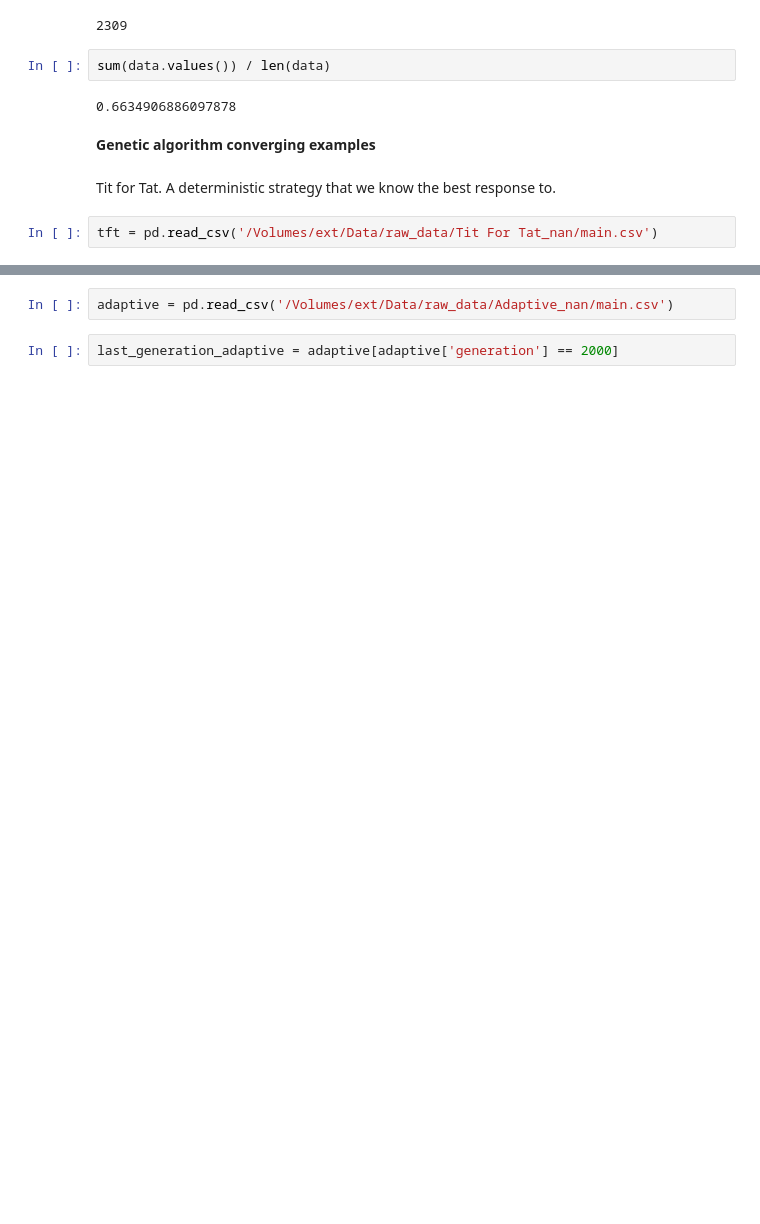
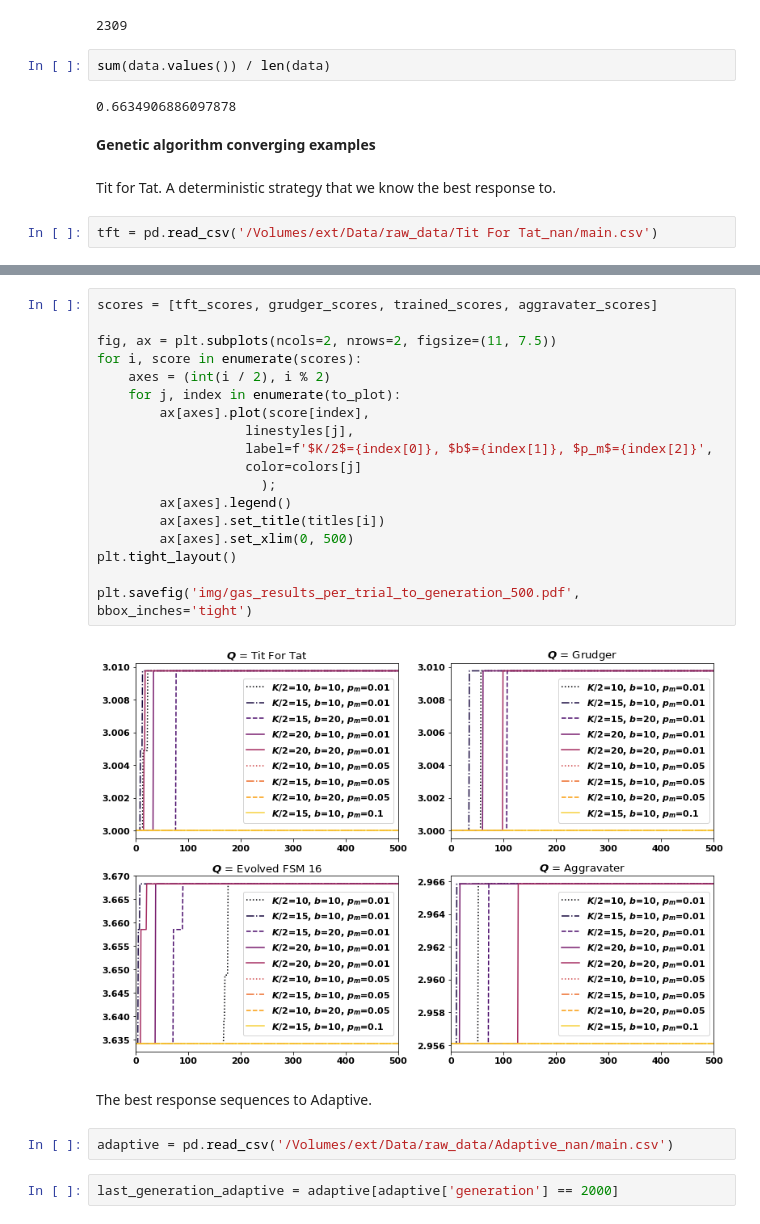
Before and after one commit to Nikoleta-v3/Thesis, a Jupyter notebook: src/chapters/06/main.ipynb, the cells around one changed output, grey strips where cells are left out. Cells and saved outputs as stored; diff of their text form; blank space fills up the shorter version.

```diff
--- a/src/chapters/06/main.ipynb
+++ b/src/chapters/06/main.ipynb
@@ -277,3 +287,25 @@ Adaptive. A deterministic strategy that we know has multiple best response seque
+# %%
+scores = [tft_scores, grudger_scores, trained_scores, aggravater_scores]
+
+fig, ax = plt.subplots(ncols=2, nrows=2, figsize=(11, 7.5))
+for i, score in enumerate(scores):
+    axes = (int(i / 2), i % 2)
+    for j, index in enumerate(to_plot):
+        ax[axes].plot(score[index],
+                   linestyles[j],
+                   label=f'$K/2$={index[0]}, $b$={index[1]}, $p_m$={index[2]}',
+                   color=colors[j]
+                     );
+        ax[axes].legend()
+        ax[axes].set_title(titles[i])
+        ax[axes].set_xlim(0, 500)
+plt.tight_layout()
+
+plt.savefig('img/gas_results_per_trial_to_generation_500.pdf', bbox_inches='tight')
+# %% [output]
+[figure, added]
+# %% [markdown]
+The best response sequences to Adaptive.
 # %%
 adaptive = pd.read_csv('/Volumes/ext/Data/raw_data/Adaptive_nan/main.csv')
 # %%
```
Also changed, not shown: parts of 35 cells of this notebook.
